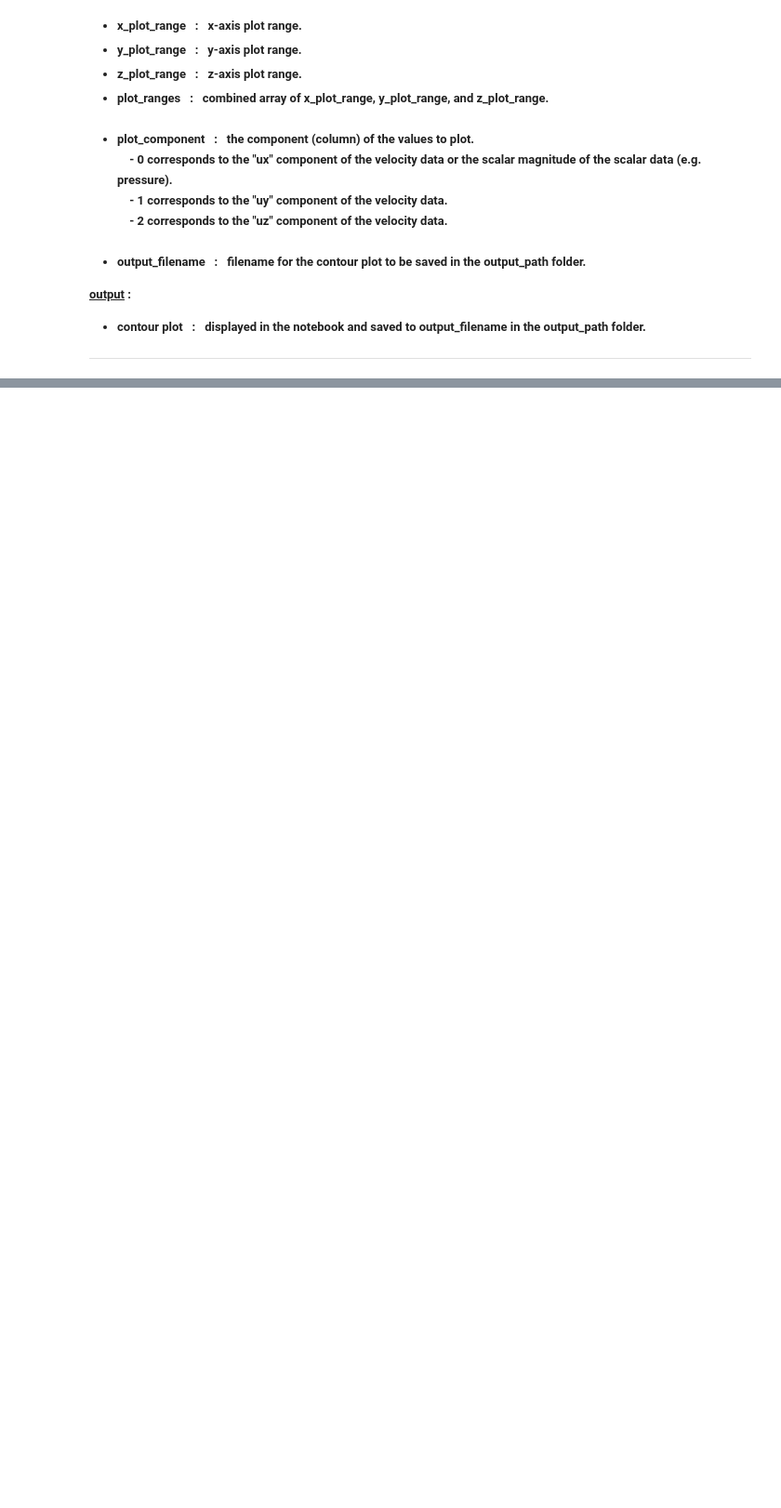
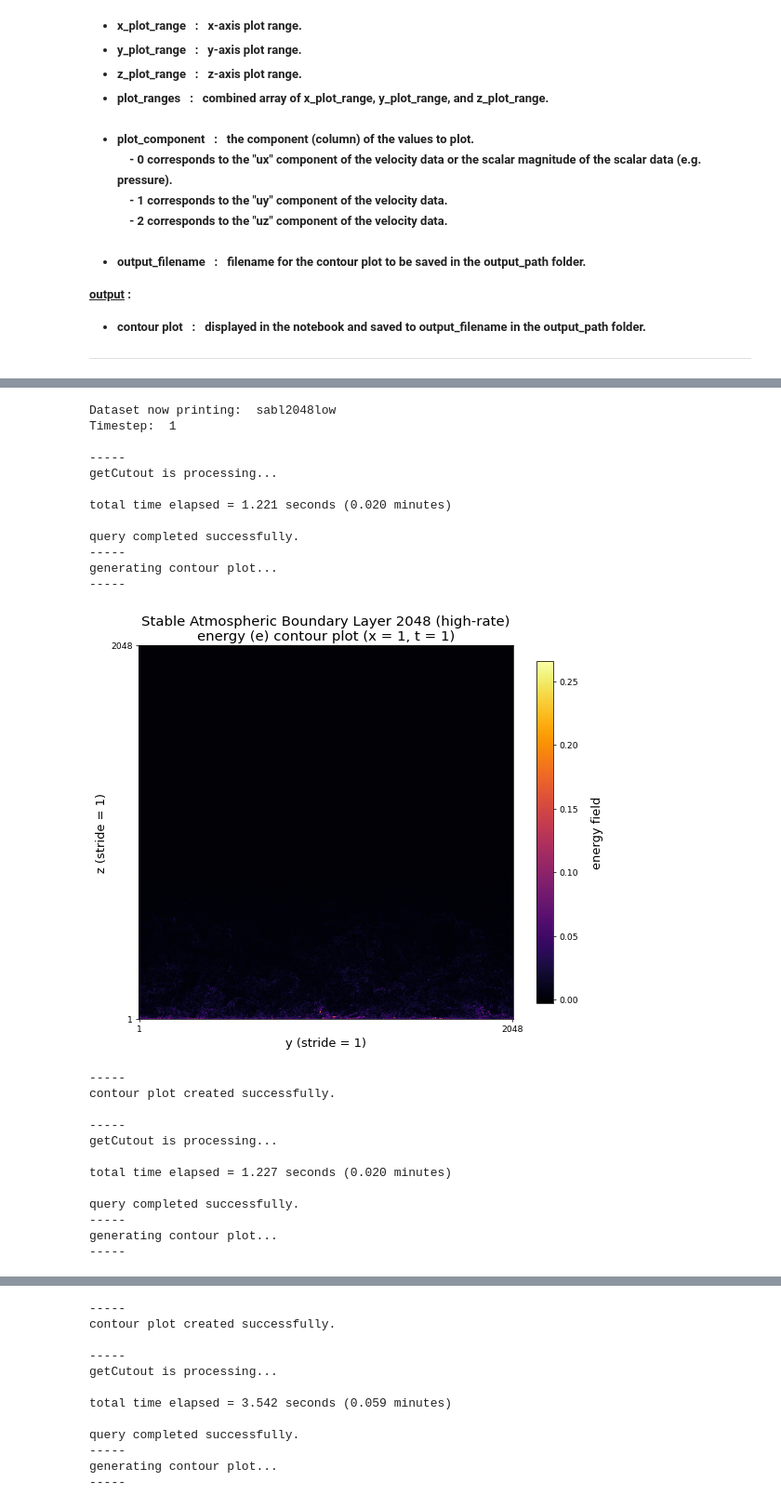
Before and after one commit to ariellubonja/visualize-turbulence-data, a Jupyter notebook: Getcutout_JHTDB_2-SciServer.ipynb, the cells around one changed output, grey strips where cells are left out. Shown at 93% size. Drawn from its saved outputs; the diff is of its cells as text; code cells hidden in the pictures; blank space fills up the shorter version.

```diff
--- a/Getcutout_JHTDB_2-SciServer.ipynb
+++ b/Getcutout_JHTDB_2-SciServer.ipynb
@@ -453,0 +357,48 @@ contour plot created successfully.
+# %%
+dataset_titles = ['sabl2048low', 'sabl2048high']
+timestep_ranges = [range(1,21), range(1,106)]
+variables = ['energy', 'pressure', 'temperature', 'velocity']
+
+
+for dataset_title_i in range(len(dataset_titles)):
+    d_t = dataset_titles[dataset_title_i]
+    print("Dataset now printing: ", d_t)
+    dataset = turb_dataset(dataset_title = dataset_title, output_path = output_path, auth_token = auth_token)
+    timestep_range = timestep_ranges[dataset_title_i]
+    for t in timestep_range:
+        print("Timestep: ", t)
+        for var in variables:
+            result = getCutout(dataset, var, t, axes_ranges, strides)
+            if var != 'velocity':
+                # Set plot_component to 0. Only Velocity has 3 components
+                contour_plot(dataset, 0, result, plot_ranges, axes_ranges, strides, output_filename="images/" + dataset_title + "_" + str(t) + "_" + var)
+            else:
+                contour_plot(dataset, 0, result, plot_ranges, axes_ranges, strides, output_filename="images/" + dataset_title + "_" + str(t) + "_" + var + "_ux")
+                contour_plot(dataset, 1, result, plot_ranges, axes_ranges, strides, output_filename="images/" + dataset_title + "_" + str(t) + "_" + var + "_uy")
+                contour_plot(dataset, 2, result, plot_ranges, axes_ranges, strides, output_filename="images/" + dataset_title + "_" + str(t) + "_" + var + "_uz")
+# %% [output]
+Dataset now printing:  sabl2048low
+Timestep:  1
+
+-----
+getCutout is processing...
+
+total time elapsed = 1.221 seconds (0.020 minutes)
+
+query completed successfully.
+-----
+generating contour plot...
+-----
+[figure, added]
+-----
+contour plot created successfully.
+
+-----
+getCutout is processing...
+
+total time elapsed = 1.227 seconds (0.020 minutes)
+
+query completed successfully.
+-----
+generating contour plot...
+-----
@@ -453,0 +406,12 @@ contour plot created successfully.
+-----
+contour plot created successfully.
+
+-----
+getCutout is processing...
+
+total time elapsed = 3.542 seconds (0.059 minutes)
+
+query completed successfully.
+-----
+generating contour plot...
+-----
```
Also changed, not shown: parts of 11 cells of this notebook, 3 other files.
